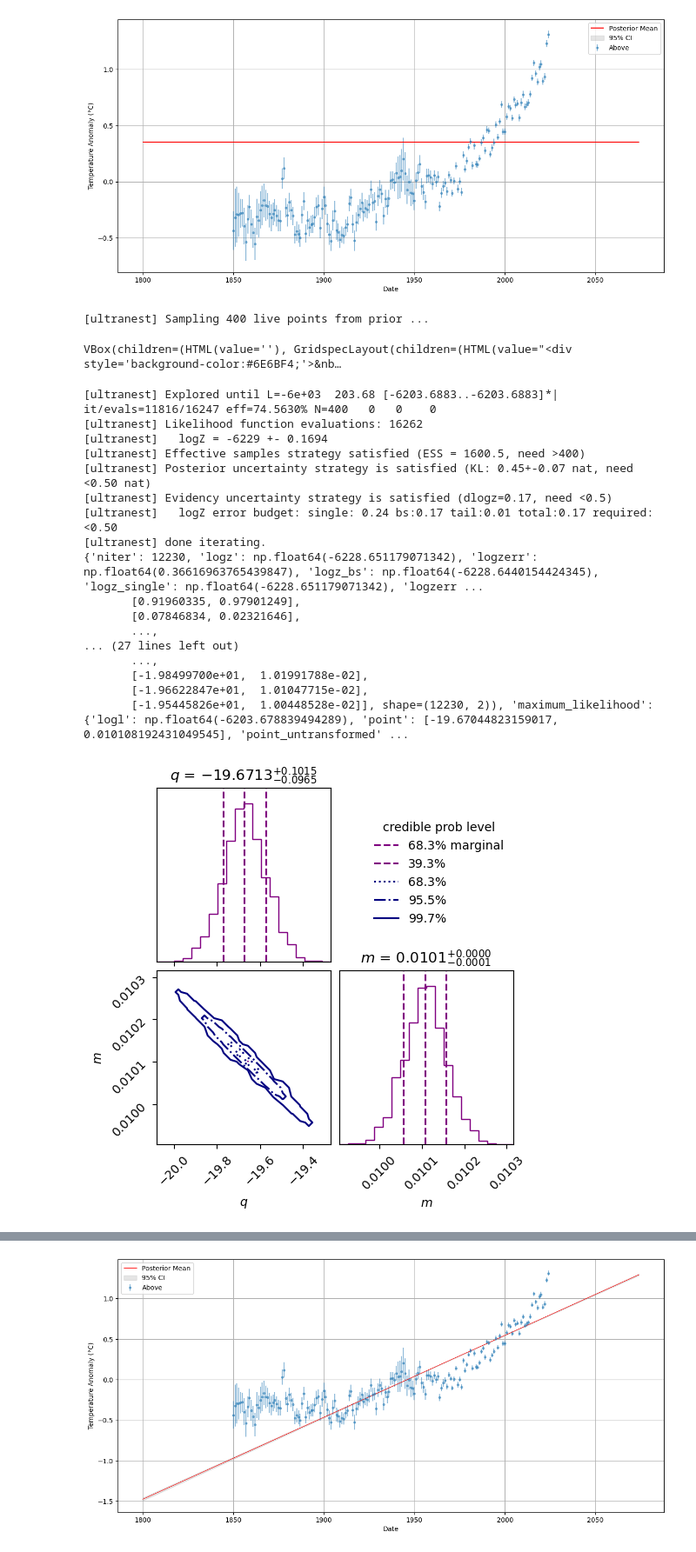
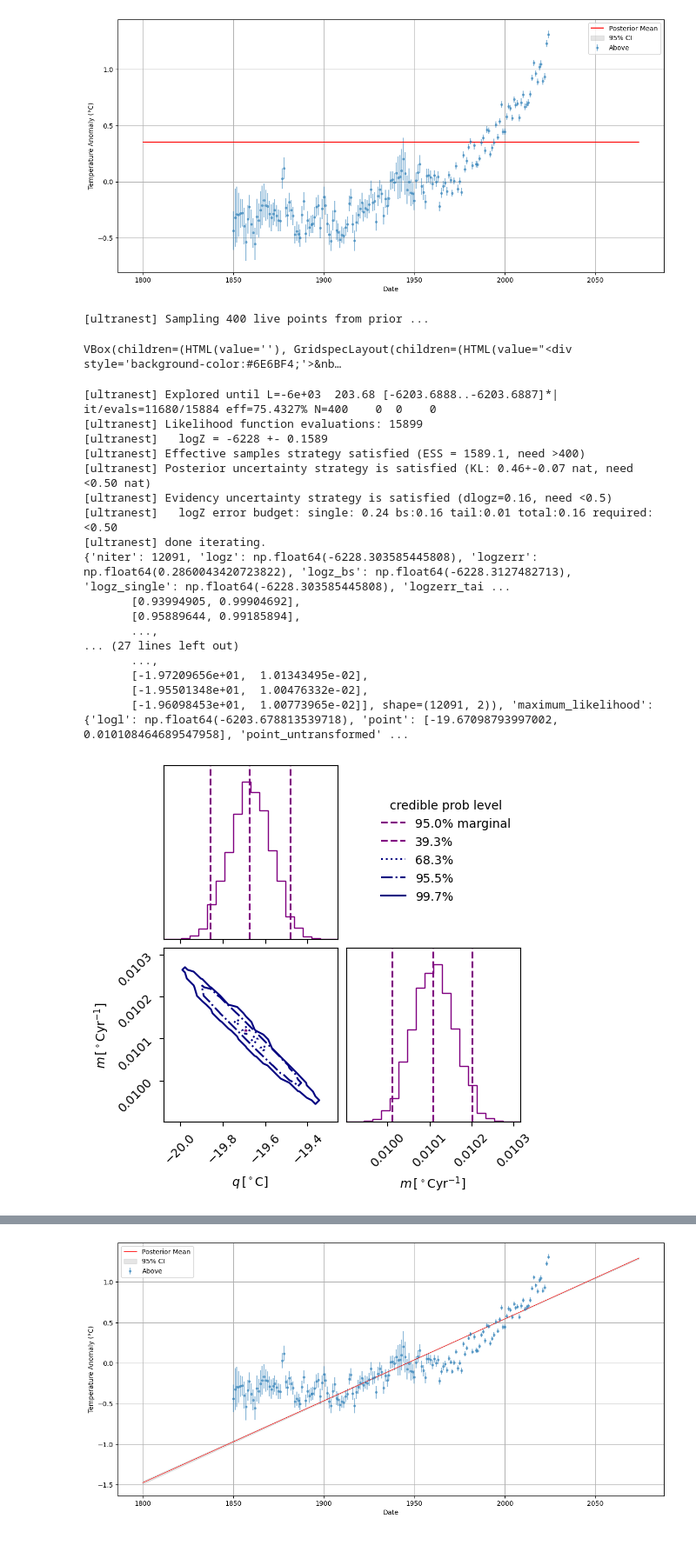
Before and after one commit to stevelonny/global-warming, a Jupyter notebook: exp-02.ipynb, the cells around one changed output, grey strips where cells are left out. Shown at 87% size. Cells and saved outputs as stored; diff of their text form; code cells hidden in the pictures.

```diff
--- a/exp-02.ipynb
+++ b/exp-02.ipynb
@@ -7,6 +7,8 @@ import ultranest
 from ultranest.plot import PredictionBand, cornerplot
 import pickle
 from pathlib import Path
+
+plt.rcParams['text.usetex'] = False
 # %%
 urllib.request.urlretrieve(
     "https://berkeley-earth-temperature.s3.us-west-1.amazonaws.com/Global/Land_and_Ocean_summary.txt",
@@ -224,7 +243,7 @@ def log_linear_likelihood(params):
 
     return log_likelihood_value
 
-parameters_linear = [r"$q$", r"$m$"]
+parameters_linear = [r"$q\,[^\circ\mathrm{C}]$", r"$m\,[^\circ\mathrm{C} \mathrm{yr^{-1}}]$"]
 # %%
 sampler_linear = ultranest.ReactiveNestedSampler(
     parameters_linear, log_linear_likelihood, linear_prior
@@ -234,33 +253,34 @@ print(result_linear)
 # %% [output]
 [ultranest] Sampling 400 live points from prior ...
 VBox(children=(HTML(value=''), GridspecLayout(children=(HTML(value="<div style='background-color:#6E6BF4;'>&nb…
-[ultranest] Explored until L=-6e+03  203.68 [-6203.6883..-6203.6883]*| it/evals=11816/16247 eff=74.5630% N=400   0   0    0
-[ultranest] Likelihood function evaluations: 16262
-[ultranest]   logZ = -6229 +- 0.1694
-[ultranest] Effective samples strategy satisfied (ESS = 1600.5, need >400)
-[ultranest] Posterior uncertainty strategy is satisfied (KL: 0.45+-0.07 nat, need <0.50 nat)
-[ultranest] Evidency uncertainty strategy is satisfied (dlogz=0.17, need <0.5)
-[ultranest]   logZ error budget: single: 0.24 bs:0.17 tail:0.01 total:0.17 required:<0.50
+[ultranest] Explored until L=-6e+03  203.68 [-6203.6888..-6203.6887]*| it/evals=11680/15884 eff=75.4327% N=400    0  0    0
+[ultranest] Likelihood function evaluations: 15899
+[ultranest]   logZ = -6228 +- 0.1589
+[ultranest] Effective samples strategy satisfied (ESS = 1589.1, need >400)
+[ultranest] Posterior uncertainty strategy is satisfied (KL: 0.46+-0.07 nat, need <0.50 nat)
+[ultranest] Evidency uncertainty strategy is satisfied (dlogz=0.16, need <0.5)
+[ultranest]   logZ error budget: single: 0.24 bs:0.16 tail:0.01 total:0.16 required:<0.50
 [ultranest] done iterating.
-{'niter': 12230, 'logz': np.float64(-6228.651179071342), 'logzerr': np.float64(0.36616963765439847), 'logz_bs': np.float64(-6228.6440154424345), 'logz_single': np.float64(-6228.651179071342), 'logzerr ...
-       [0.91960335, 0.97901249],
-       [0.07846834, 0.02321646],
+{'niter': 12091, 'logz': np.float64(-6228.303585445808), 'logzerr': np.float64(0.2860043420723822), 'logz_bs': np.float64(-6228.3127482713), 'logz_single': np.float64(-6228.303585445808), 'logzerr_tai ...
+       [0.93994905, 0.99904692],
+       [0.95889644, 0.99185894],
        ...,
 ... (27 lines left out)
        ...,
-       [-1.98499700e+01,  1.01991788e-02],
-       [-1.96622847e+01,  1.01047715e-02],
-       [-1.95445826e+01,  1.00448528e-02]], shape=(12230, 2)), 'maximum_likelihood': {'logl': np.float64(-6203.678839494289), 'point': [-19.67044823159017, 0.010108192431049545], 'point_untransformed' ...
+       [-1.97209656e+01,  1.01343495e-02],
+       [-1.95501348e+01,  1.00476332e-02],
+       [-1.96098453e+01,  1.00773965e-02]], shape=(12091, 2)), 'maximum_likelihood': {'logl': np.float64(-6203.678813539718), 'point': [-19.67098793997002, 0.010108464689547958], 'point_untransformed' ...
 # %%
 fig = cornerplot(
     result_linear,
     title_fmt=".4f",
-    #quantiles=[0.025, 0.5, 0.975]
+    show_titles=False,
+    quantiles=[0.025, 0.5, 0.975]
 )
 plt.savefig("results/Grafici/cornerplot_linear.pdf", format="pdf", bbox_inches="tight")
 plt.show()
 # %% [output]
-[figure, old version]
+[figure, new version]
 # %%
 print(result_linear["posterior"])
 print(result_linear["samples"])
```
Also changed, not shown: parts of 18 cells of this notebook, 10 other files.
